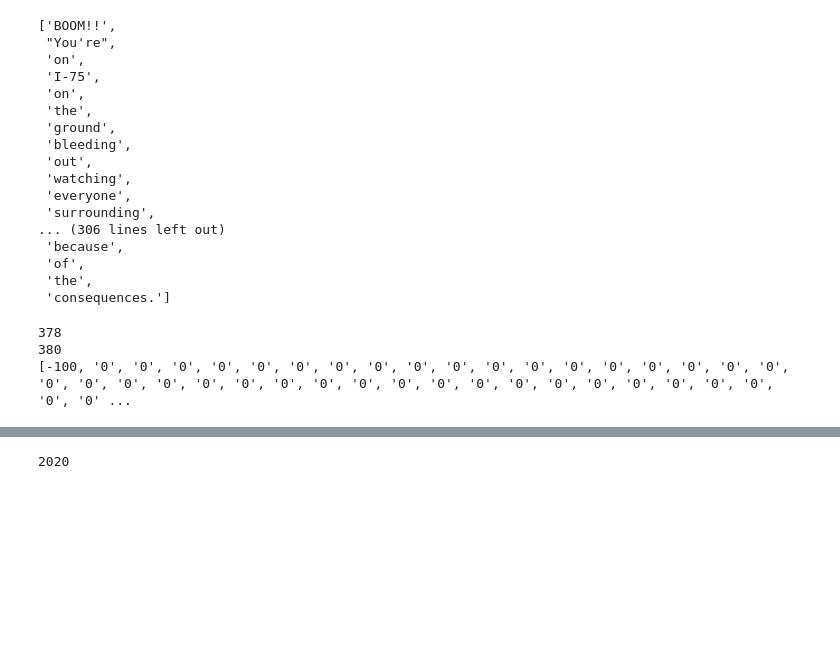
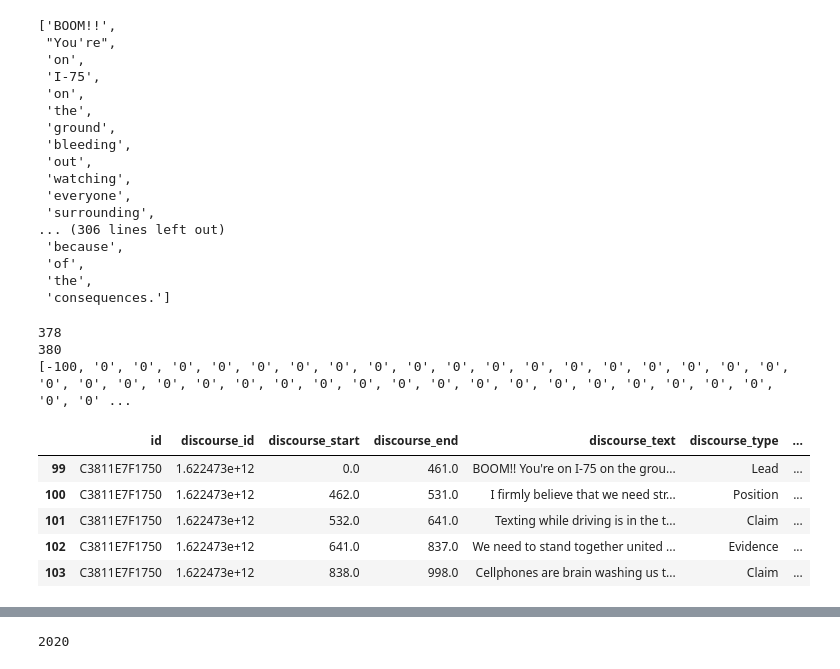
Before and after one commit to Brad1141/Discourse_Classification, a Jupyter notebook: main.ipynb, the cells around one changed output, grey strips where cells are left out. Drawn from its saved outputs; the diff is of its cells as text; code cells hidden in the pictures; blank space fills up the shorter version.

```diff
--- a/main.ipynb
+++ b/main.ipynb
@@ -271,3 +316,14 @@ print(align_labels_with_tokens(kaggleTrain['ner_tags'][0], word_ids))
 378
 380
 [-100, '0', '0', '0', '0', '0', '0', '0', '0', '0', '0', '0', '0', '0', '0', '0', '0', '0', '0', '0', '0', '0', '0', '0', '0', '0', '0', '0', '0', '0', '0', '0', '0', '0', '0', '0', '0', '0', '0', '0' ...
+# %%
+df_errorTest = pd.read_csv("train.csv")
+singleErr = df_errorTest[df_errorTest["id"] == "C3811E7F1750"]
+singleErr.head()
+# %% [output]
+|  | id | discourse_id | discourse_start | discourse_end | discourse_text | discourse_type | ... |
+| 99 | C3811E7F1750 | 1.622473e+12 | 0.0 | 461.0 | BOOM!! You're on I-75 on the grou... | Lead | ... |
+| 100 | C3811E7F1750 | 1.622473e+12 | 462.0 | 531.0 | I firmly believe that we need str... | Position | ... |
+| 101 | C3811E7F1750 | 1.622473e+12 | 532.0 | 641.0 | Texting while driving is in the t... | Claim | ... |
+| 102 | C3811E7F1750 | 1.622473e+12 | 641.0 | 837.0 | We need to stand together united ... | Evidence | ... |
+| 103 | C3811E7F1750 | 1.622473e+12 | 838.0 | 998.0 | Cellphones are brain washing us t... | Claim | ... |
```
Also changed, not shown: parts of 14 cells of this notebook, 1 other file.
